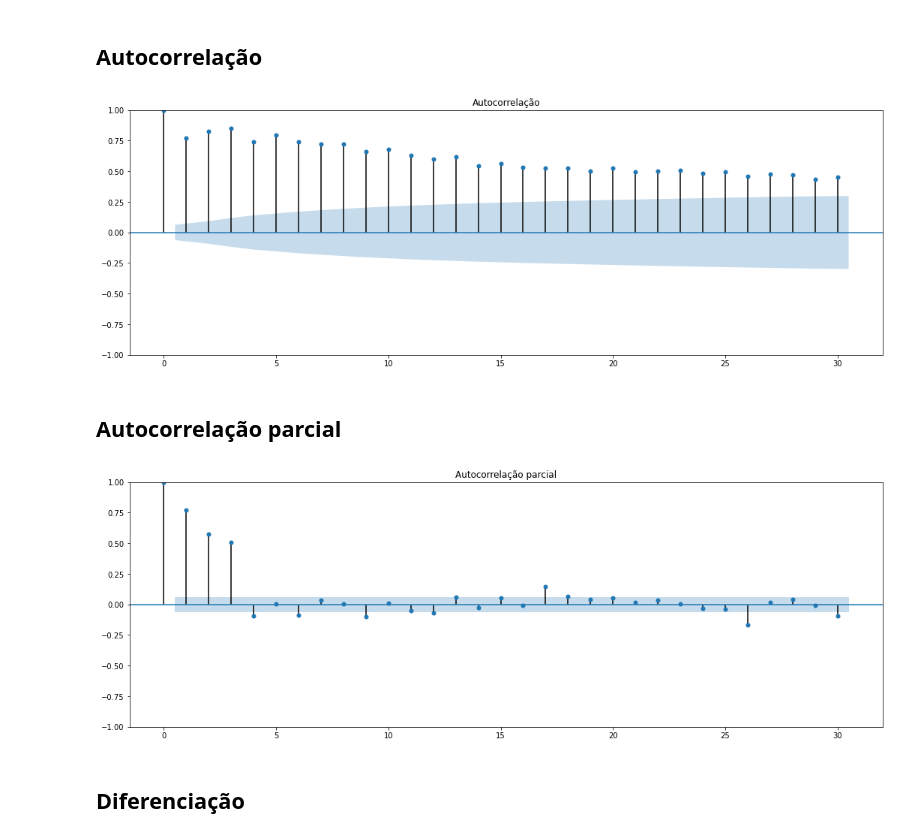
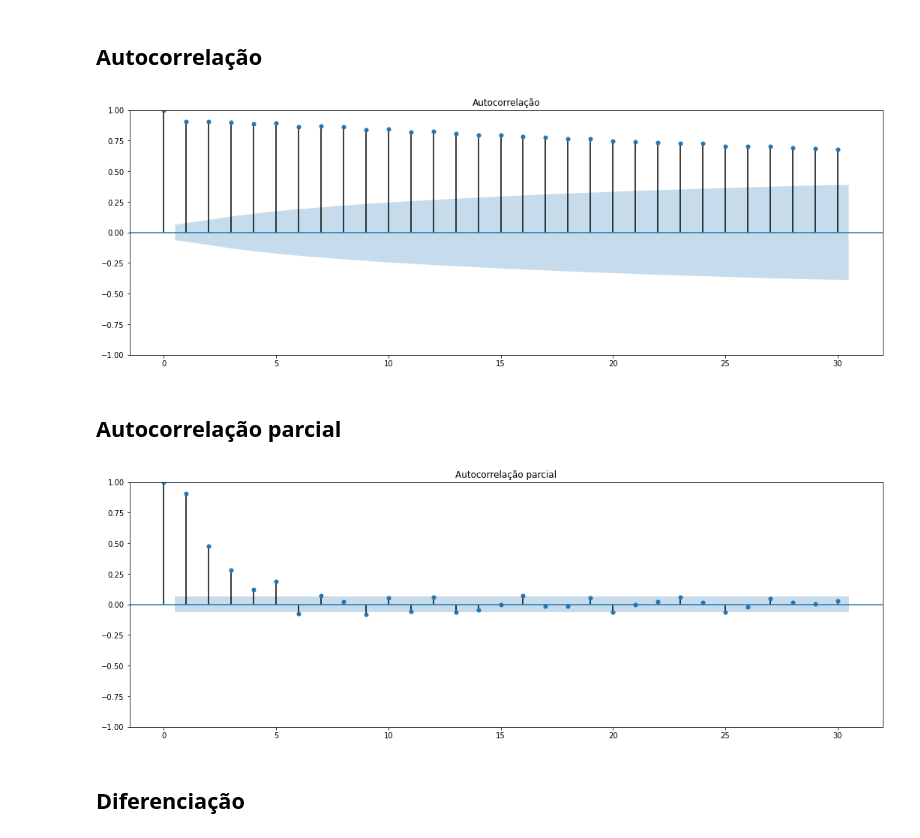
Before and after one commit to victorpecine/forecast, a Jupyter notebook: analise_vibracao.ipynb, the cells around one changed output. Cells and saved outputs as stored; diff of their text form; code cells hidden in the pictures.

```diff
--- a/analise_vibracao.ipynb
+++ b/analise_vibracao.ipynb
@@ -46,0 +50,4 @@ df_rolamento.tail()
+# %%
+df = df_rolamento.loc[:'2004-02-19 03:32:39'].copy()
+
+df
@@ -102,23 +135,23 @@ Série temporal não estacionária
 # %% [markdown]
 ## Autocorrelação
 # %%
-autocorr = plot_acf(df_rolamento, title='Autocorrelação')
+autocorr = plot_acf(df, title='Autocorrelação')
 autocorr.set_figheight(6)
 autocorr.set_figwidth(18)
 plt.show()
 # %% [output]
-[figure, old version]
+[figure, new version]
 # %% [markdown]
 ## Autocorrelação parcial
 # %%
-autocorr_parc = plot_pacf(df_rolamento,
+autocorr_parc = plot_pacf(df,
                           title='Autocorrelação parcial',
                           method='ywm')
 autocorr_parc.set_figheight(6)
 autocorr_parc.set_figwidth(18)
 plt.show()
 # %% [output]
-[figure, old version]
+[figure, new version]
 # %% [markdown]
 ## Diferenciação
 # %%
```
Also changed, not shown: parts of 32 cells of this notebook.
